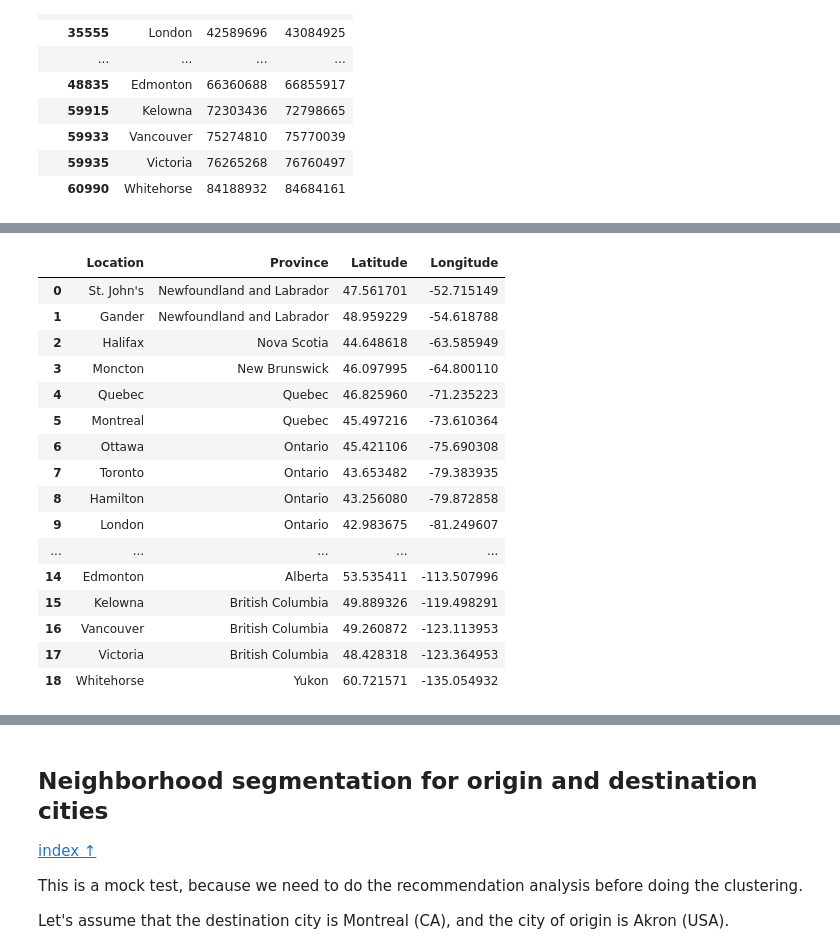
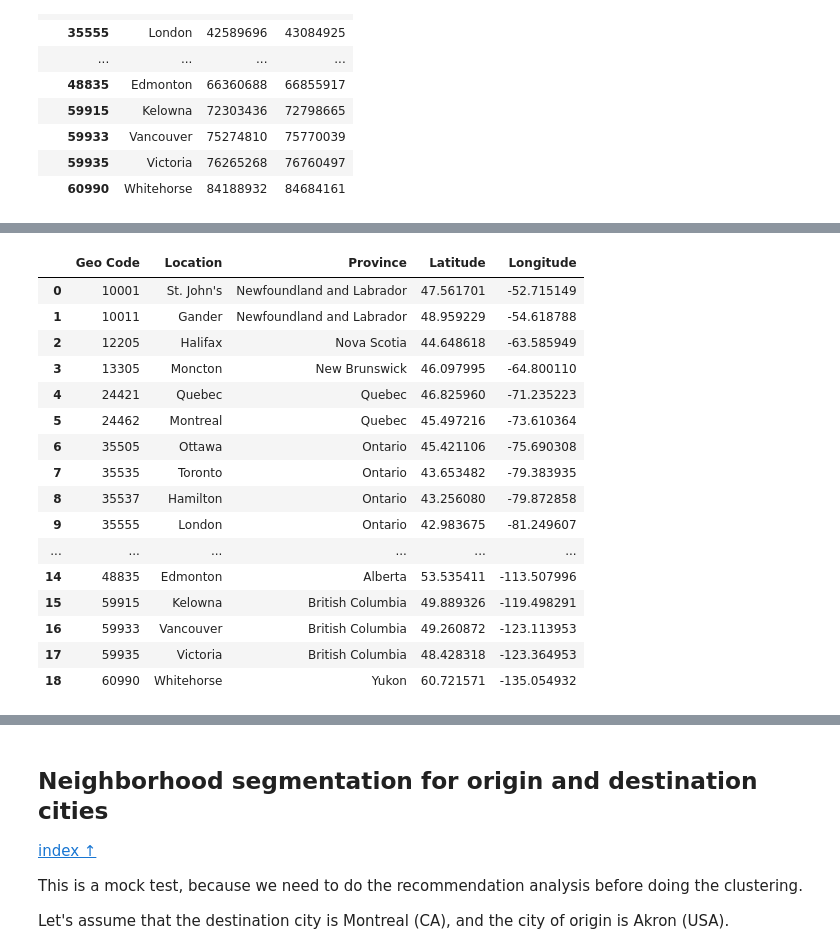
Before and after one commit to caos21/Coursera_Capstone, a Jupyter notebook: capstone-project-data.ipynb, the cells around one changed output, grey strips where cells are left out. Saved outputs shown, nothing was run; the diff lists cells and outputs as text; code cells hidden in the pictures.

```diff
--- a/capstone-project-data.ipynb
+++ b/capstone-project-data.ipynb
@@ -3154,20 +3112,21 @@ lines_df.reset_index(drop=True).rename(columns={'Geo Name': 'Location'})
 # %%
-pd.merge(lines_df.reset_index(drop=True).rename(columns={'Geo Name': 'Location'})['Location'], c1_airports_province_df[['Location', 'Province', 'Latitude', 'Longitude']], on=['Location'])
+canada_langs_df = pd.merge(lines_df.reset_index().rename(columns={'Geo Name': 'Location'})[['Geo Code', 'Location']], c1_airports_province_df[['Location', 'Province', 'Latitude', 'Longitude']], on=['Location'])
+canada_langs_df
 # %% [output]
-|  | Location | Province | Latitude | Longitude |
-| 0 | St. John's | Newfoundland and Labrador | 47.561701 | -52.715149 |
-| 1 | Gander | Newfoundland and Labrador | 48.959229 | -54.618788 |
-| 2 | Halifax | Nova Scotia | 44.648618 | -63.585949 |
-| 3 | Moncton | New Brunswick | 46.097995 | -64.800110 |
-| 4 | Quebec | Quebec | 46.825960 | -71.235223 |
-| 5 | Montreal | Quebec | 45.497216 | -73.610364 |
-| 6 | Ottawa | Ontario | 45.421106 | -75.690308 |
-| 7 | Toronto | Ontario | 43.653482 | -79.383935 |
-| 8 | Hamilton | Ontario | 43.256080 | -79.872858 |
-| 9 | London | Ontario | 42.983675 | -81.249607 |
-| ... | ... | ... | ... | ... |
-| 14 | Edmonton | Alberta | 53.535411 | -113.507996 |
-| 15 | Kelowna | British Columbia | 49.889326 | -119.498291 |
-| 16 | Vancouver | British Columbia | 49.260872 | -123.113953 |
-| 17 | Victoria | British Columbia | 48.428318 | -123.364953 |
-| 18 | Whitehorse | Yukon | 60.721571 | -135.054932 |
+|  | Geo Code | Location | Province | Latitude | Longitude |
+| 0 | 10001 | St. John's | Newfoundland and Labrador | 47.561701 | -52.715149 |
+| 1 | 10011 | Gander | Newfoundland and Labrador | 48.959229 | -54.618788 |
+| 2 | 12205 | Halifax | Nova Scotia | 44.648618 | -63.585949 |
+| 3 | 13305 | Moncton | New Brunswick | 46.097995 | -64.800110 |
+| 4 | 24421 | Quebec | Quebec | 46.825960 | -71.235223 |
+| 5 | 24462 | Montreal | Quebec | 45.497216 | -73.610364 |
+| 6 | 35505 | Ottawa | Ontario | 45.421106 | -75.690308 |
+| 7 | 35535 | Toronto | Ontario | 43.653482 | -79.383935 |
+| 8 | 35537 | Hamilton | Ontario | 43.256080 | -79.872858 |
+| 9 | 35555 | London | Ontario | 42.983675 | -81.249607 |
+| ... | ... | ... | ... | ... | ... |
+| 14 | 48835 | Edmonton | Alberta | 53.535411 | -113.507996 |
+| 15 | 59915 | Kelowna | British Columbia | 49.889326 | -119.498291 |
+| 16 | 59933 | Vancouver | British Columbia | 49.260872 | -123.113953 |
+| 17 | 59935 | Victoria | British Columbia | 48.428318 | -123.364953 |
+| 18 | 60990 | Whitehorse | Yukon | 60.721571 | -135.054932 |
```
Also changed, not shown: parts of 31 cells of this notebook.
